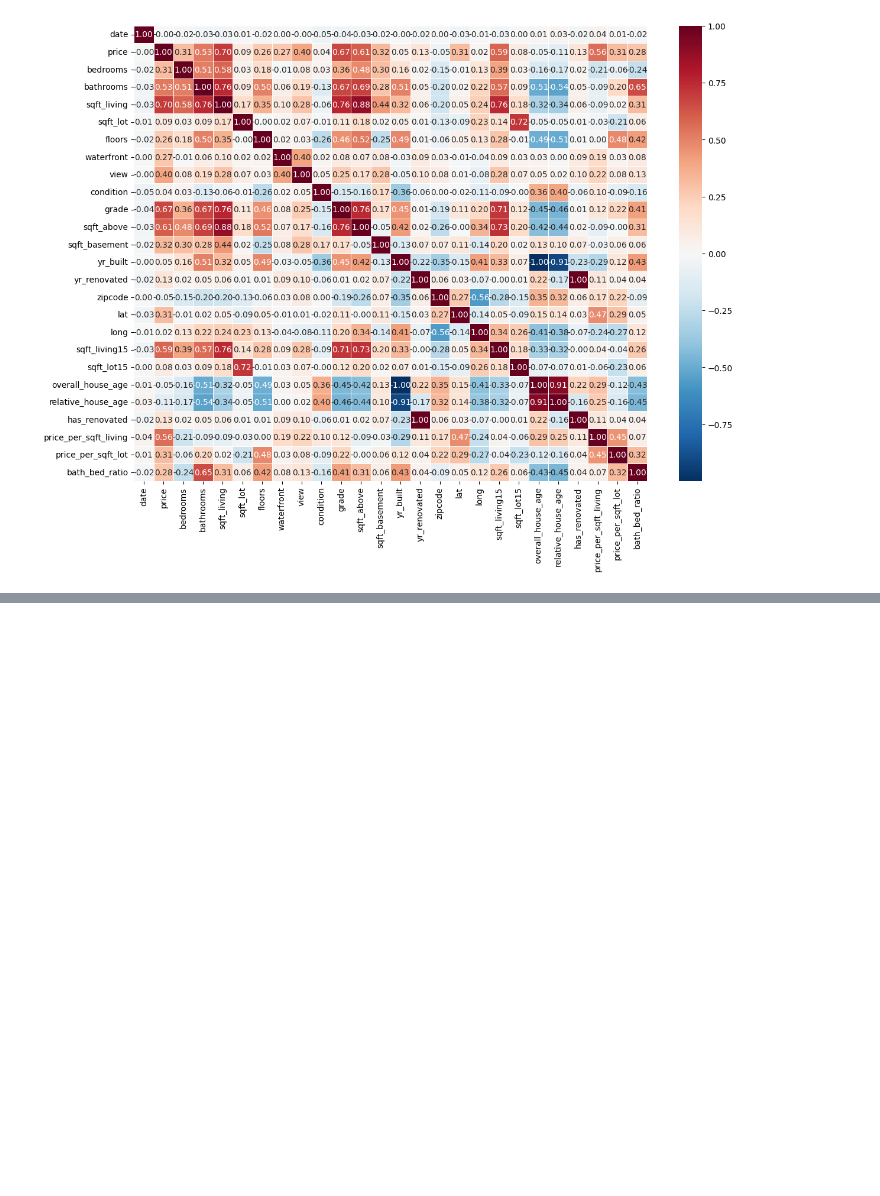
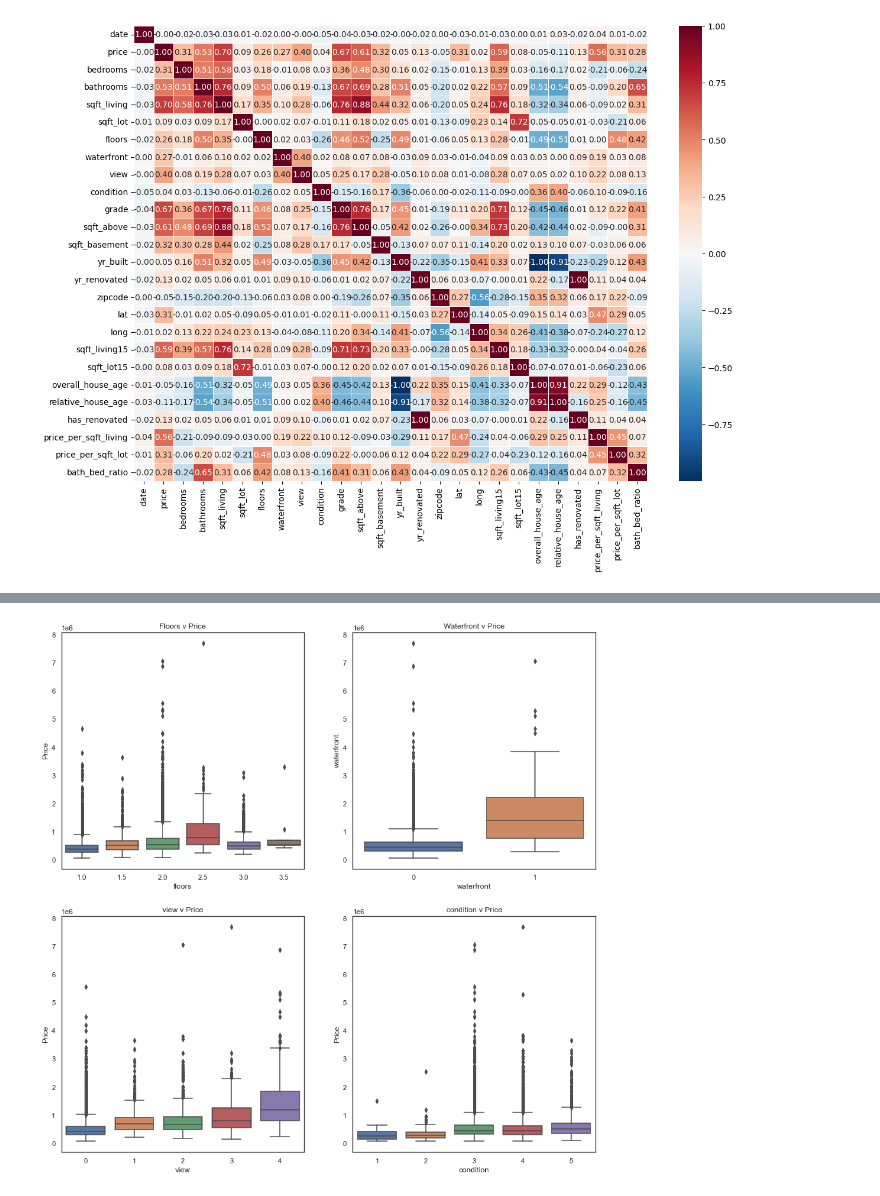
Before and after one commit to alexmakh12/fall23-cs577-project, a Jupyter notebook: src/main.ipynb, the cells around one changed output, grey strips where cells are left out. Drawn from its saved outputs; the diff is of its cells as text; code cells hidden in the pictures; blank space fills up the shorter version.

```diff
--- a/src/main.ipynb
+++ b/src/main.ipynb
@@ -450,0 +472,29 @@ plt.show()
+# %%
+sns.set_style('white')
+f, axes = plt.subplots(2,2, figsize = (15,15))
+
+# Plot [0,0]
+sns.boxplot(data = df, x = 'floors', y = 'price', ax = axes[0,0])
+axes[0,0].set_xlabel('floors')
+axes[0,0].set_ylabel('Price')
+axes[0,0].set_title('Floors v Price')
+
+# Plot [0,1]
+sns.boxplot(x = 'waterfront', y = 'price', data = df, ax = axes[0,1])
+axes[0,1].set_xlabel('waterfront')
+axes[0,1].set_ylabel('waterfront')
+axes[0,1].set_title('Waterfront v Price')
+
+# Plot [1,0]
+sns.boxplot(x = 'view', y = 'price', data = df, ax = axes[1,0])
+axes[1,0].set_xlabel('view')
+axes[1,0].set_ylabel('Price')
+axes[1,0].set_title('view v Price')
+
+# Plot [1,1]
+sns.boxplot(x = 'condition', y = 'price', data = df, ax = axes[1,1])
+axes[1,1].set_xlabel('condition')
+axes[1,1].set_ylabel('Price')
+axes[1,1].set_title('condition v Price');
+# %% [output]
+[figure, added]
```
Also changed, not shown: parts of 9 cells of this notebook.
